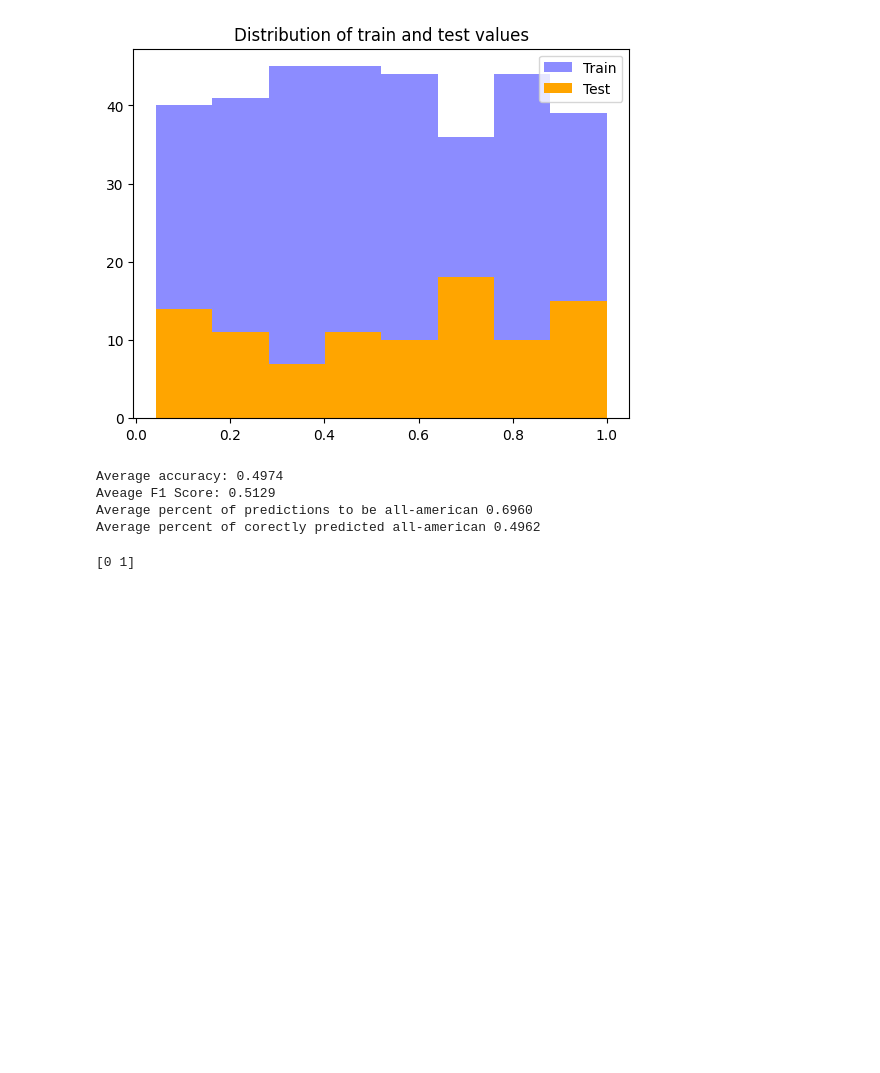
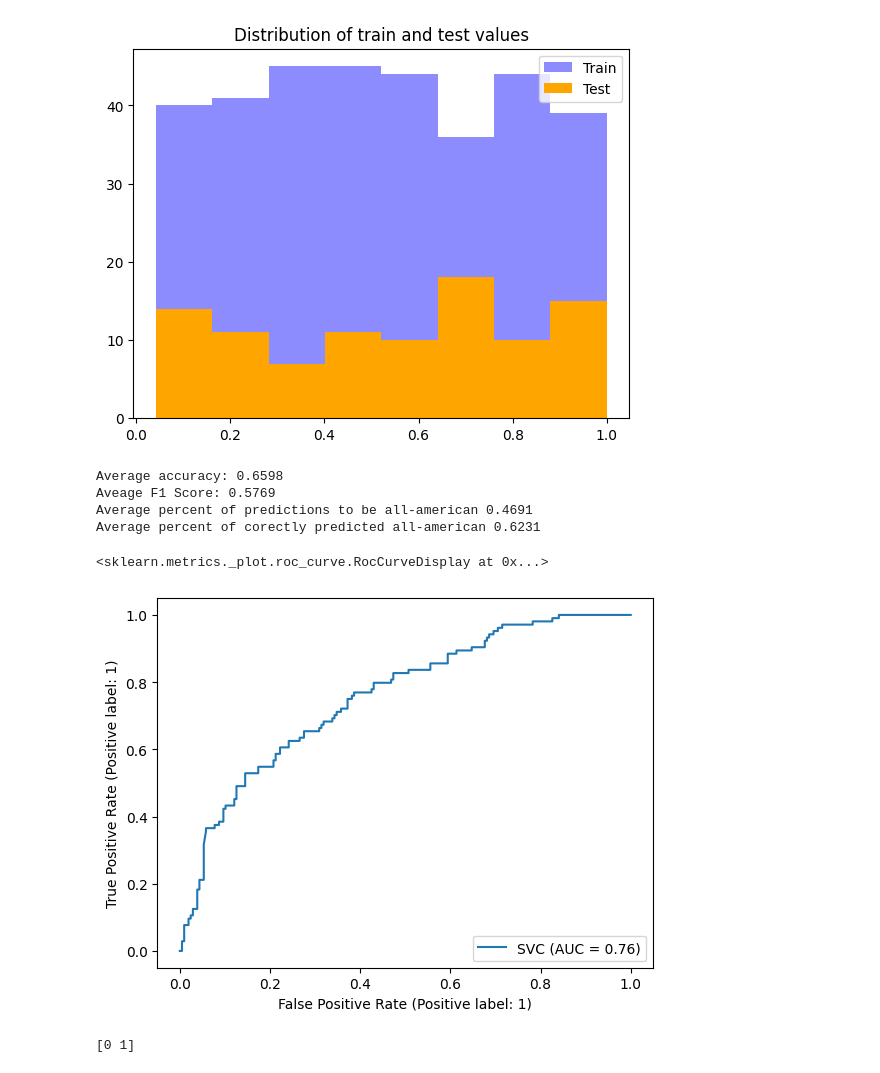
Before and after one commit to HybridNeos/TFRRS-API, a Jupyter notebook: part_3.ipynb, the cells around one changed output. Saved outputs shown, nothing was run; the diff lists cells and outputs as text; code cells hidden in the pictures; blank space fills up the shorter version.

```diff
--- a/part_3.ipynb
+++ b/part_3.ipynb
@@ -257,7 +271,8 @@ avg_accuracy, avg_f1, avg_percent_allam, avg_correct_allam = 0, 0, 0, 0
 for X_train, y_train in zip(X_trains.values(), y_trains.values()):
 
     # Train the model
-    svm = SVC(kernel="linear", probability=True, class_weight='balanced') # C=1, kernel=poly, degree=5 seems good
+    svm = SVC(C=1, kernel="poly", degree=5, probability=True, class_weight='balanced')
+    #svm = SVC(kernel="linear", probability=True, class_weight='balanced') # C=1, kernel=poly, degree=5 seems good
     svm.fit(X_train, y_train)
 
     # Predictions to get metrics
@@ -287,10 +302,16 @@ print("Aveage F1 Score: {:.4f}".format(avg_f1))
 print("Average percent of predictions to be all-american {:.4f}".format(avg_percent_allam))
 print("Average percent of corectly predicted all-american {:.4f}\n".format(avg_correct_allam))
 # %% [output]
-Average accuracy: 0.4974
-Aveage F1 Score: 0.5129
-Average percent of predictions to be all-american 0.6960
-Average percent of corectly predicted all-american 0.4962
+Average accuracy: 0.6598
+Aveage F1 Score: 0.5769
+Average percent of predictions to be all-american 0.4691
+Average percent of corectly predicted all-american 0.6231
+# %%
+# Most recent classifier
+RocCurveDisplay.from_estimator(svm, X_train, y_train)
+# %% [output]
+<sklearn.metrics._plot.roc_curve.RocCurveDisplay at 0x...>
+[figure, added]
 # %%
 print(svm.classes_) # to confirm second class is 1
 temp = X_train.copy()
```
Also changed, not shown: parts of 4 cells of this notebook.
